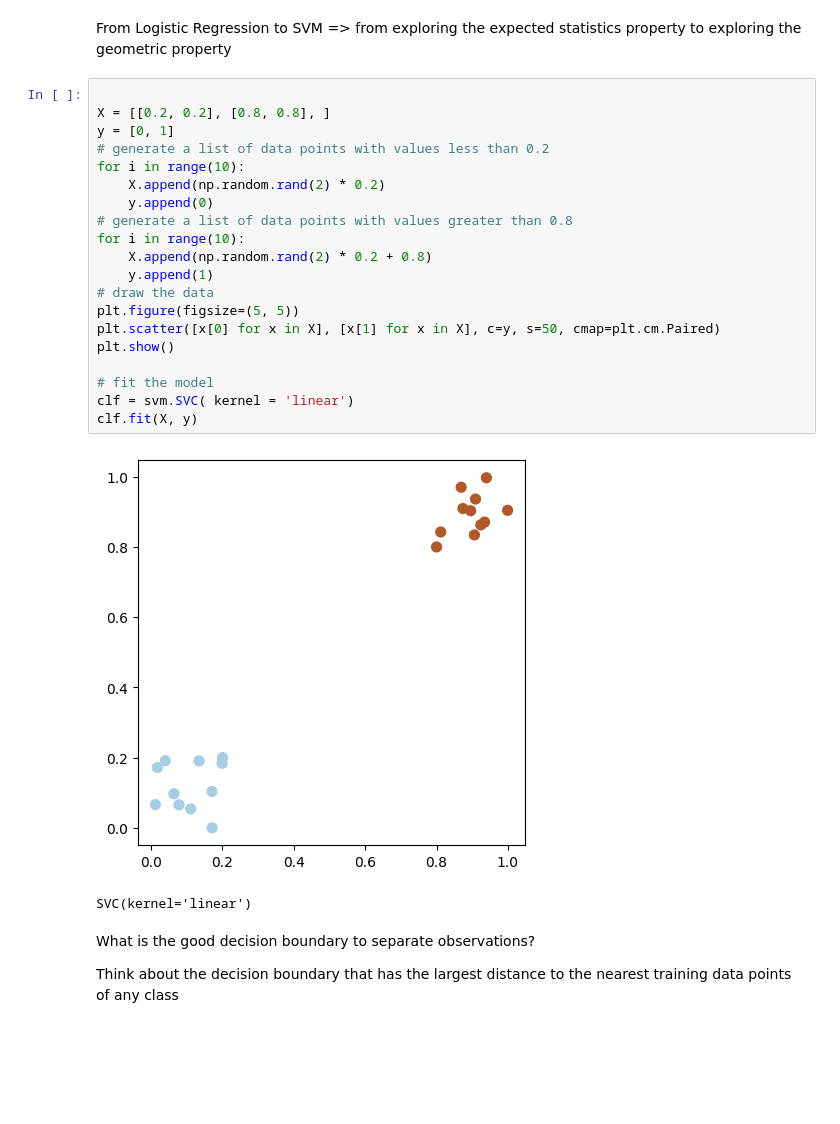
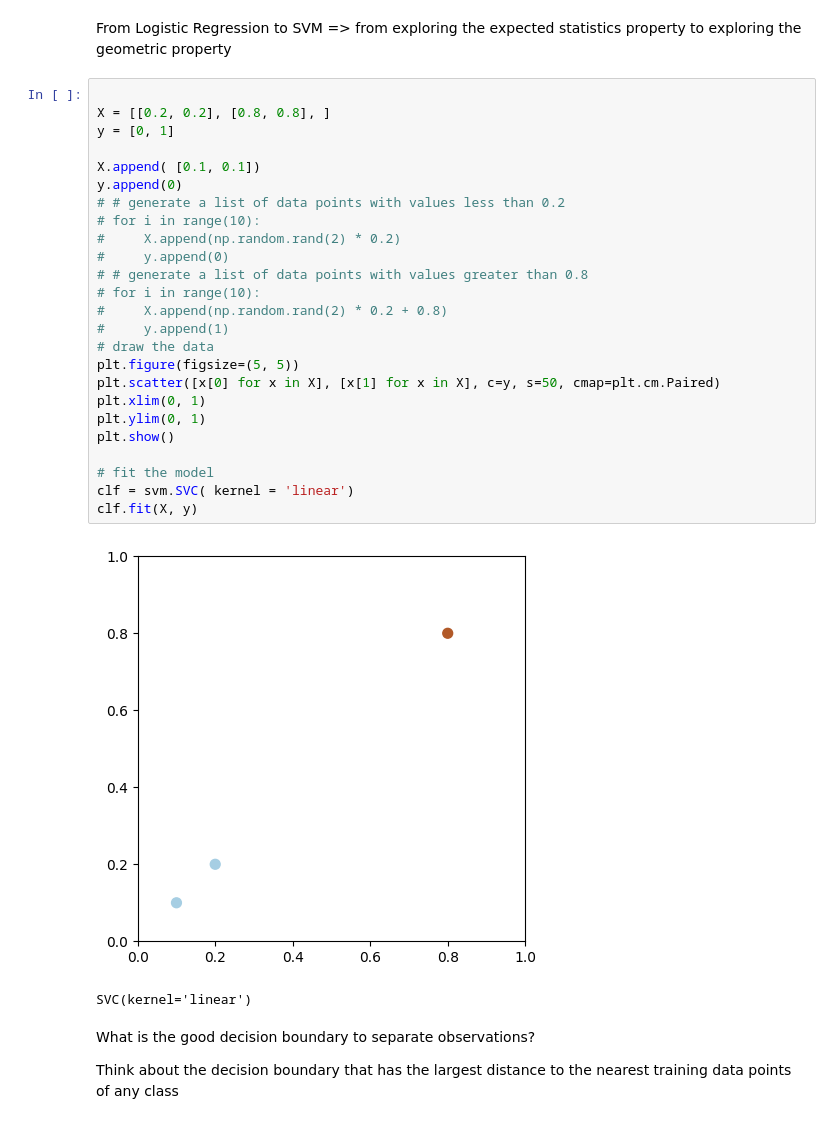
Before and after one commit to Arsh2607/SIT720-ML-Deakin, a Jupyter notebook: week7-svm.ipynb, the cells around one changed output. Drawn from its saved outputs; the diff is of its cells as text; blank space fills up the shorter version.

```diff
--- a/week7-svm.ipynb
+++ b/week7-svm.ipynb
@@ -16,25 +21,30 @@ From Logistic Regression to SVM => from exploring the expected statistics proper
 # %%
 
 X = [[0.2, 0.2], [0.8, 0.8], ]
 y = [0, 1]
-# generate a list of data points with values less than 0.2
-for i in range(10):
-    X.append(np.random.rand(2) * 0.2)
-    y.append(0)
-# generate a list of data points with values greater than 0.8
-for i in range(10):
-    X.append(np.random.rand(2) * 0.2 + 0.8)
-    y.append(1)
+
+X.append( [0.1, 0.1])
+y.append(0)
+# # generate a list of data points with values less than 0.2
+# for i in range(10):
+#     X.append(np.random.rand(2) * 0.2)
+#     y.append(0)
+# # generate a list of data points with values greater than 0.8
+# for i in range(10):
+#     X.append(np.random.rand(2) * 0.2 + 0.8)
+#     y.append(1)
 # draw the data
 plt.figure(figsize=(5, 5))
 plt.scatter([x[0] for x in X], [x[1] for x in X], c=y, s=50, cmap=plt.cm.Paired)
+plt.xlim(0, 1)
+plt.ylim(0, 1)
 plt.show()
 
 # fit the model
 clf = svm.SVC( kernel = 'linear')
 clf.fit(X, y)
 # %% [output]
-[figure, old version]
+[figure, new version]
 SVC(kernel='linear')
 # %% [markdown]
 What is the good decision boundary to separate observations?
```
Also changed, not shown: parts of 10 cells of this notebook, 6 other files.
